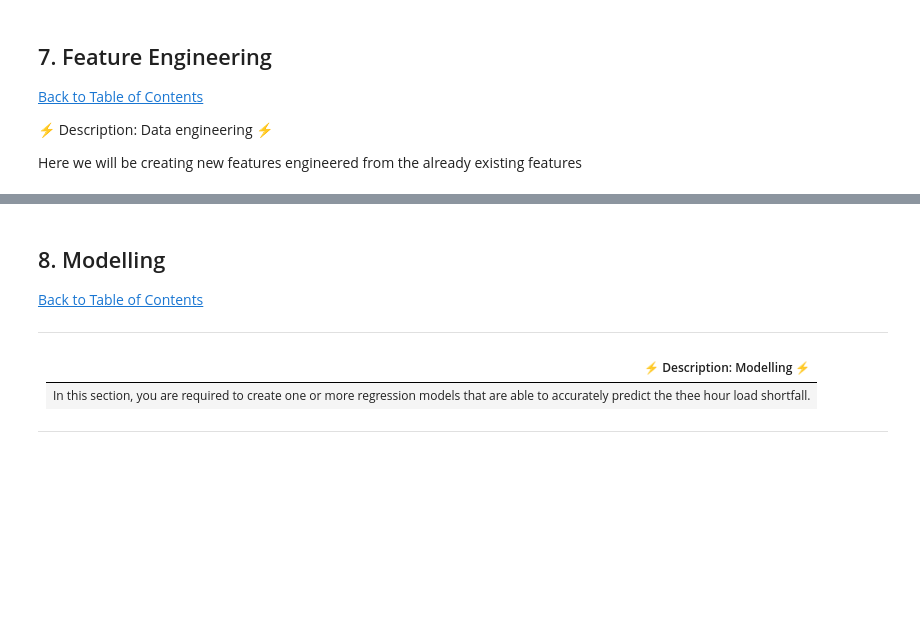
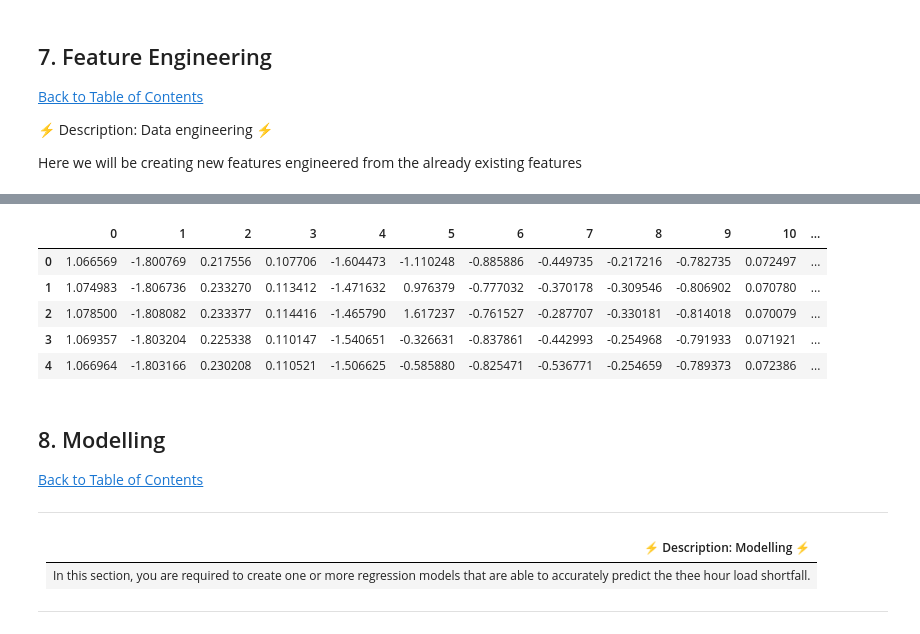
Before and after one commit to HlawuR/SmartRecommender, a Jupyter notebook: Unsupervised_skeleton_notebook.ipynb, the cells around one changed output, grey strips where cells are left out. Cells and saved outputs as stored; diff of their text form; code cells hidden in the pictures; blank space fills up the shorter version.

```diff
--- a/Unsupervised_skeleton_notebook.ipynb
+++ b/Unsupervised_skeleton_notebook.ipynb
@@ -529,3 +927,12 @@ features = [col for col in us_df.columns if col not in labels]
+# %%
+pca_df.head()
+# %% [output]
+|  | 0 | 1 | 2 | 3 | 4 | 5 | 6 | 7 | 8 | 9 | 10 | ... |
+| 0 | 1.066569 | -1.800769 | 0.217556 | 0.107706 | -1.604473 | -1.110248 | -0.885886 | -0.449735 | -0.217216 | -0.782735 | 0.072497 | ... |
+| 1 | 1.074983 | -1.806736 | 0.233270 | 0.113412 | -1.471632 | 0.976379 | -0.777032 | -0.370178 | -0.309546 | -0.806902 | 0.070780 | ... |
+| 2 | 1.078500 | -1.808082 | 0.233377 | 0.114416 | -1.465790 | 1.617237 | -0.761527 | -0.287707 | -0.330181 | -0.814018 | 0.070079 | ... |
+| 3 | 1.069357 | -1.803204 | 0.225338 | 0.110147 | -1.540651 | -0.326631 | -0.837861 | -0.442993 | -0.254968 | -0.791933 | 0.071921 | ... |
+| 4 | 1.066964 | -1.803166 | 0.230208 | 0.110521 | -1.506625 | -0.585880 | -0.825471 | -0.536771 | -0.254659 | -0.789373 | 0.072386 | ... |
 # %%
 # engineer existing features
 # %% [markdown]
```
Also changed, not shown: parts of 64 cells of this notebook.
